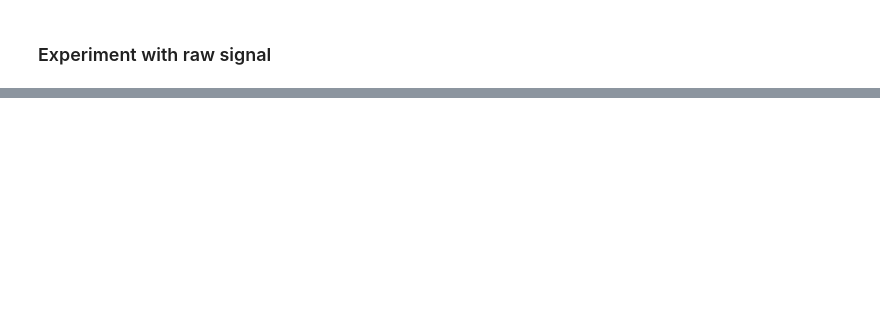
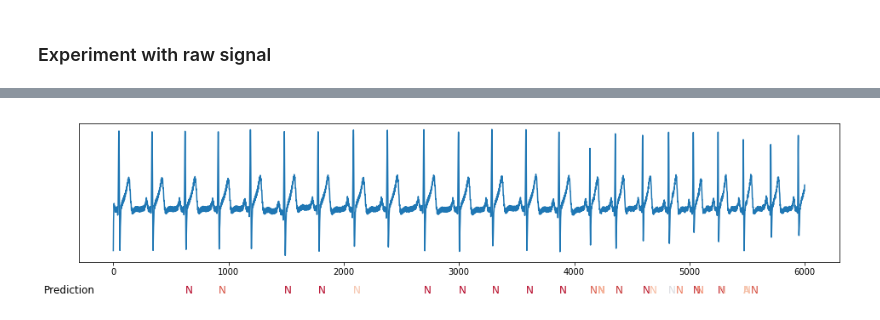
Before and after one commit to piotrbazan/machine-learning, a Jupyter notebook: projects/ecg/raw_signals.ipynb, the cells around one changed output, grey strips where cells are left out. Cells and saved outputs as stored; diff of their text form; code cells hidden in the pictures; blank space fills up the shorter version.

```diff
--- a/projects/ecg/raw_signals.ipynb
+++ b/projects/ecg/raw_signals.ipynb
@@ -66,2 +22,0 @@ detect_raw_signal(tm, ['A', 'L', 'N', 'NB', 'R', 'V'] , s2 * .3 + .5, 800, 3700)
-# %%
-data[1]['signals']['S'] = scaler.fit_transform(data[1]['signals']['MLII'])
@@ -75,0 +23,2 @@ plt.plot(data[1]['signals']['S'][0:3784])
+# %%
+ecg = pd.read_csv('dataset/ecg_20180103_140740.csv')
@@ -75,0 +37,21 @@ plt.plot(data[1]['signals']['S'][0:3784])
+# %%
+class EcgCleaner:
+    def __init__(self, alpha):
+        self.avgEcg = 0.
+        self.alpha = alpha
+
+    def update(self, sample):
+        self.avgEcg = self.avgEcg * (1 - self.alpha) + sample['ecg'] * self.alpha
+        return self.avgEcg
+# %%
+def detect(alpha = 1., start = 0, end = 1000):
+    scaler = MinMaxScaler()
+    cleaner = EcgCleaner(alpha)
+    for i, val in ecg.iterrows():
+        ecg.at[i, 'clean'] = cleaner.update(val)
+    ecg['S'] = scaler.fit_transform(ecg['clean'].values.reshape(-1,1))
+    detect_raw_signal(tm, classes, ecg, start, end)
+# %%
+detect(alpha=1., start = 0, end = 6000)
+# %% [output]
+[figure, added]
```
Also changed, not shown: parts of 19 cells of this notebook, 1 other file.
